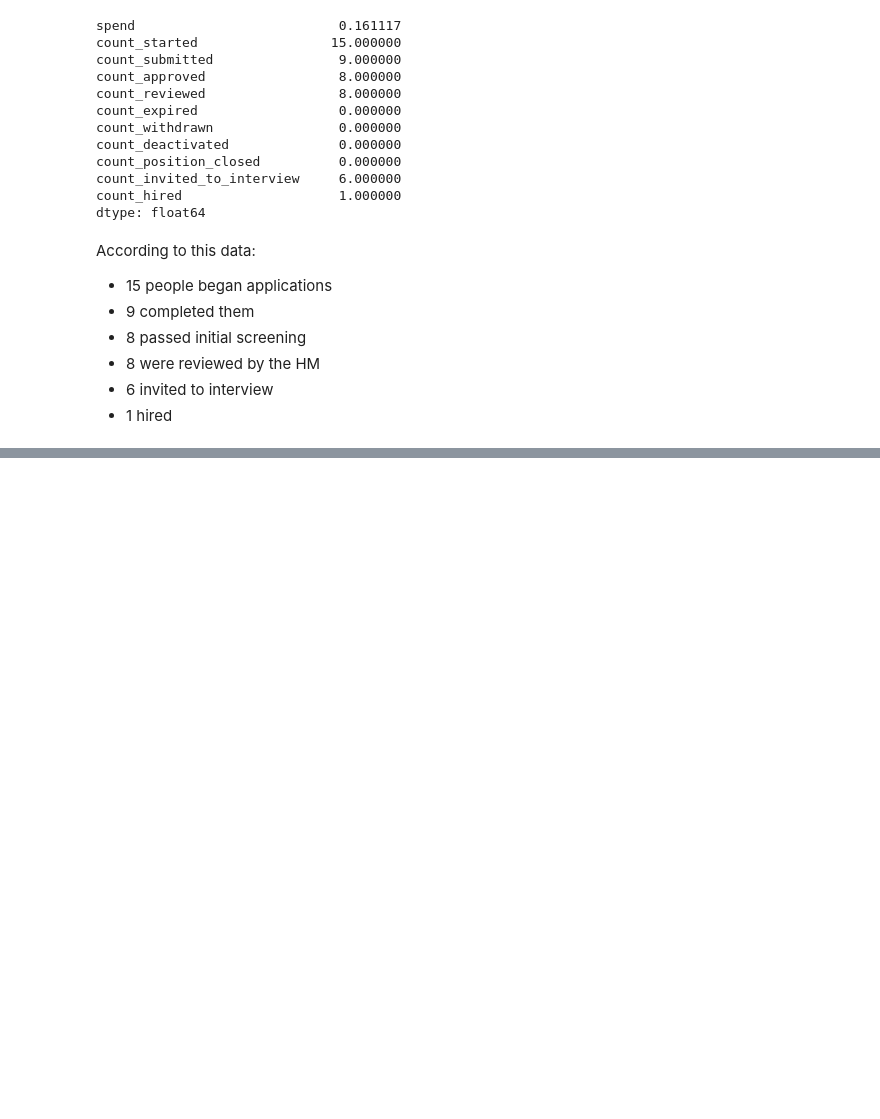
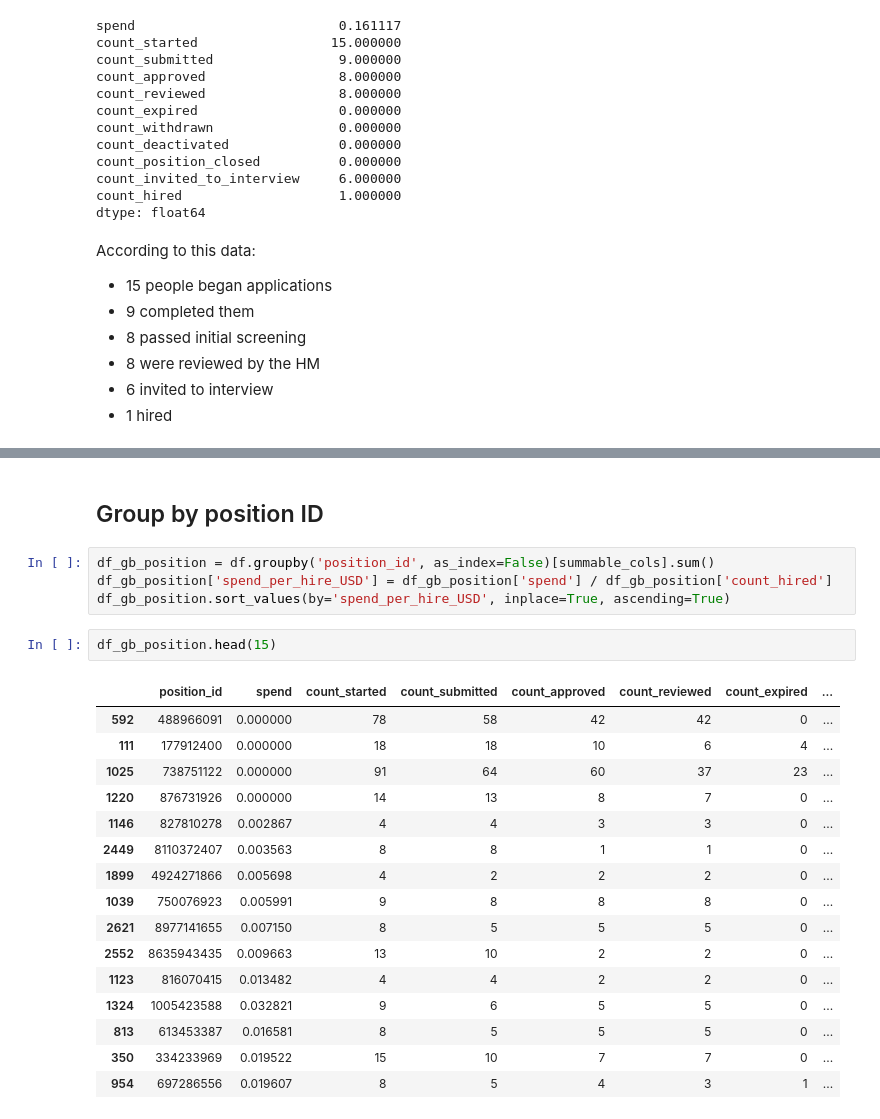
Before and after one commit to JacobTews/hiring_pipeline_analysis, a Jupyter notebook: eda.ipynb, the cells around one changed output, grey strips where cells are left out. Saved outputs shown, nothing was run; the diff lists cells and outputs as text; blank space fills up the shorter version.

Commit message:
discovering trends; determined performance and spend on no-hires

```diff
--- a/eda.ipynb
+++ b/eda.ipynb
@@ -66,0 +174,25 @@ According to this data:
+# %% [markdown]
+## Group by position ID
+# %%
+df_gb_position = df.groupby('position_id', as_index=False)[summable_cols].sum()
+df_gb_position['spend_per_hire_USD'] = df_gb_position['spend'] / df_gb_position['count_hired']
+df_gb_position.sort_values(by='spend_per_hire_USD', inplace=True, ascending=True)
+# %%
+df_gb_position.head(15)
+# %% [output]
+|  | position_id | spend | count_started | count_submitted | count_approved | count_reviewed | count_expired | ... |
+| 592 | 488966091 | 0.000000 | 78 | 58 | 42 | 42 | 0 | ... |
+| 111 | 177912400 | 0.000000 | 18 | 18 | 10 | 6 | 4 | ... |
+| 1025 | 738751122 | 0.000000 | 91 | 64 | 60 | 37 | 23 | ... |
+| 1220 | 876731926 | 0.000000 | 14 | 13 | 8 | 7 | 0 | ... |
+| 1146 | 827810278 | 0.002867 | 4 | 4 | 3 | 3 | 0 | ... |
+| 2449 | 8110372407 | 0.003563 | 8 | 8 | 1 | 1 | 0 | ... |
+| 1899 | 4924271866 | 0.005698 | 4 | 2 | 2 | 2 | 0 | ... |
+| 1039 | 750076923 | 0.005991 | 9 | 8 | 8 | 8 | 0 | ... |
+| 2621 | 8977141655 | 0.007150 | 8 | 5 | 5 | 5 | 0 | ... |
+| 2552 | 8635943435 | 0.009663 | 13 | 10 | 2 | 2 | 0 | ... |
+| 1123 | 816070415 | 0.013482 | 4 | 4 | 2 | 2 | 0 | ... |
+| 1324 | 1005423588 | 0.032821 | 9 | 6 | 5 | 5 | 0 | ... |
+| 813 | 613453387 | 0.016581 | 8 | 5 | 5 | 5 | 0 | ... |
+| 350 | 334233969 | 0.019522 | 15 | 10 | 7 | 7 | 0 | ... |
+| 954 | 697286556 | 0.019607 | 8 | 5 | 4 | 3 | 1 | ... |
```
Also changed, not shown: parts of 41 cells of this notebook.
